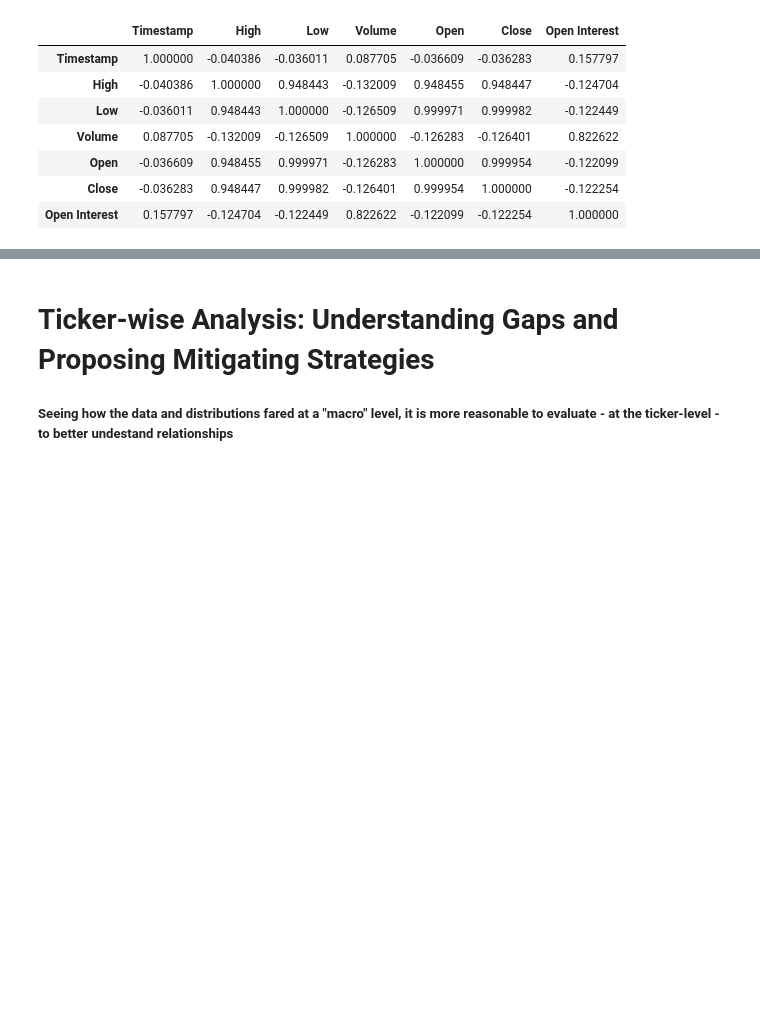
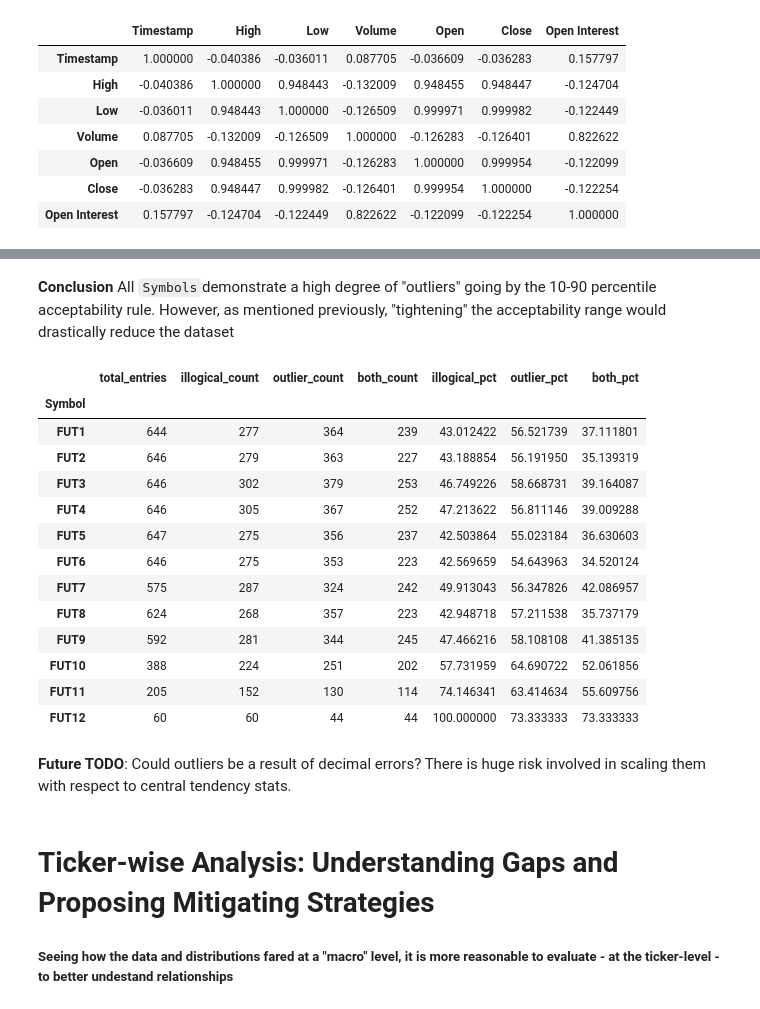
Before and after one commit to shrimant100/Nascent, a Jupyter notebook: notebooks/tasks.ipynb, the cells around one changed output, grey strips where cells are left out. Saved outputs shown, nothing was run; the diff lists cells and outputs as text; code cells hidden in the pictures; blank space fills up the shorter version.

```diff
--- a/notebooks/tasks.ipynb
+++ b/notebooks/tasks.ipynb
@@ -1093,0 +1115,13 @@ Processed df for Symbol: FUT12
+# %%
+outlier_cols = [c for c in fut_processed.columns if c.startswith("is_") and c.endswith("_outlier")]
+row_is_outlier = fut_processed[outlier_cols].any(axis=1)
+
+outlier_summary = (
+    fut_processed.groupby("Symbol")
+      .agg(
+          total_entries=("Symbol", "size"),
+          outlier_count=("Symbol", lambda x: row_is_outlier.loc[x.index].sum())
+      )
+      .assign(outlier_pct=lambda d: 100 * d["outlier_count"] / d["total_entries"])
+)
+outlier_summary.sort_values(by='outlier_pct')
@@ -1094,3 +1143,43 @@ Processed df for Symbol: FUT12
+# %% [markdown]
+**Conclusion** All `Symbols`demonstrate a high degree of "outliers" going by the 10-90 percentile acceptability rule. However, as mentioned previously, "tightening" the acceptability range would drastically reduce the dataset
+# %%
+row_is_illogical = ~fut_processed["is_logical"]
+row_is_outlier = fut_processed[outlier_cols].any(axis=1)
+row_is_both = row_is_illogical & row_is_outlier
+
+combined_summary = (
+    fut_processed.groupby("Symbol")
+      .agg(
+          total_entries=("Symbol", "size"),
+          illogical_count=("Symbol", lambda x: row_is_illogical.loc[x.index].sum()),
+          outlier_count=("Symbol", lambda x: row_is_outlier.loc[x.index].sum()),
+          both_count=("Symbol", lambda x: row_is_both.loc[x.index].sum()),
+      )
+      .assign(
+          illogical_pct=lambda d: 100 * d["illogical_count"] / d["total_entries"],
+          outlier_pct=lambda d: 100 * d["outlier_count"] / d["total_entries"],
+          both_pct=lambda d: 100 * d["both_count"] / d["total_entries"],
+      )
+)
+
+combined_summary.sort_values(by='Symbol', key=lambda col: col.map(symbol_order) if col.name == 'Symbol' else col)
+# %% [output]
+|  | total_entries | illogical_count | outlier_count | both_count | illogical_pct | outlier_pct | both_pct |
+| Symbol |  |  |  |  |  |  |  |
+| FUT1 | 644 | 277 | 364 | 239 | 43.012422 | 56.521739 | 37.111801 |
+| FUT2 | 646 | 279 | 363 | 227 | 43.188854 | 56.191950 | 35.139319 |
+| FUT3 | 646 | 302 | 379 | 253 | 46.749226 | 58.668731 | 39.164087 |
+| FUT4 | 646 | 305 | 367 | 252 | 47.213622 | 56.811146 | 39.009288 |
+| FUT5 | 647 | 275 | 356 | 237 | 42.503864 | 55.023184 | 36.630603 |
+| FUT6 | 646 | 275 | 353 | 223 | 42.569659 | 54.643963 | 34.520124 |
+| FUT7 | 575 | 287 | 324 | 242 | 49.913043 | 56.347826 | 42.086957 |
+| FUT8 | 624 | 268 | 357 | 223 | 42.948718 | 57.211538 | 35.737179 |
+| FUT9 | 592 | 281 | 344 | 245 | 47.466216 | 58.108108 | 41.385135 |
+| FUT10 | 388 | 224 | 251 | 202 | 57.731959 | 64.690722 | 52.061856 |
+| FUT11 | 205 | 152 | 130 | 114 | 74.146341 | 63.414634 | 55.609756 |
+| FUT12 | 60 | 60 | 44 | 44 | 100.000000 | 73.333333 | 73.333333 |
+# %% [markdown]
+**Future TODO**: Could outliers be a result of decimal errors? There is huge risk involved in scaling them with respect to central tendency stats.
 # %% [markdown]
 # Ticker-wise Analysis: Understanding Gaps and Proposing Mitigating Strategies
 
```
Also changed, not shown: parts of 16 cells of this notebook, 2 other files.
